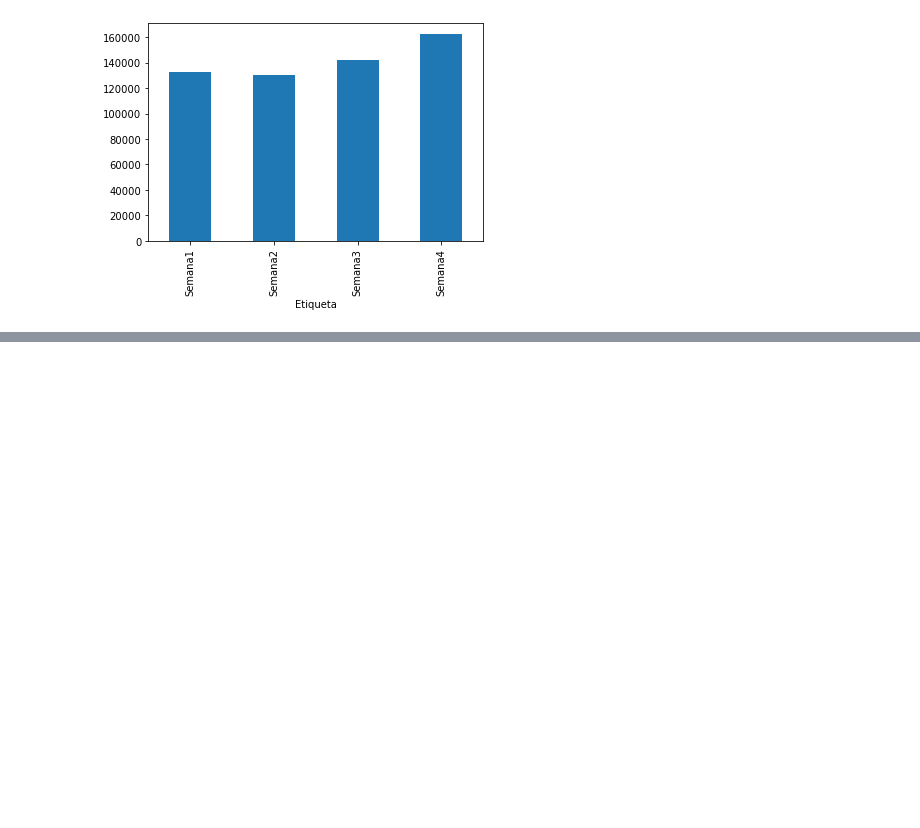
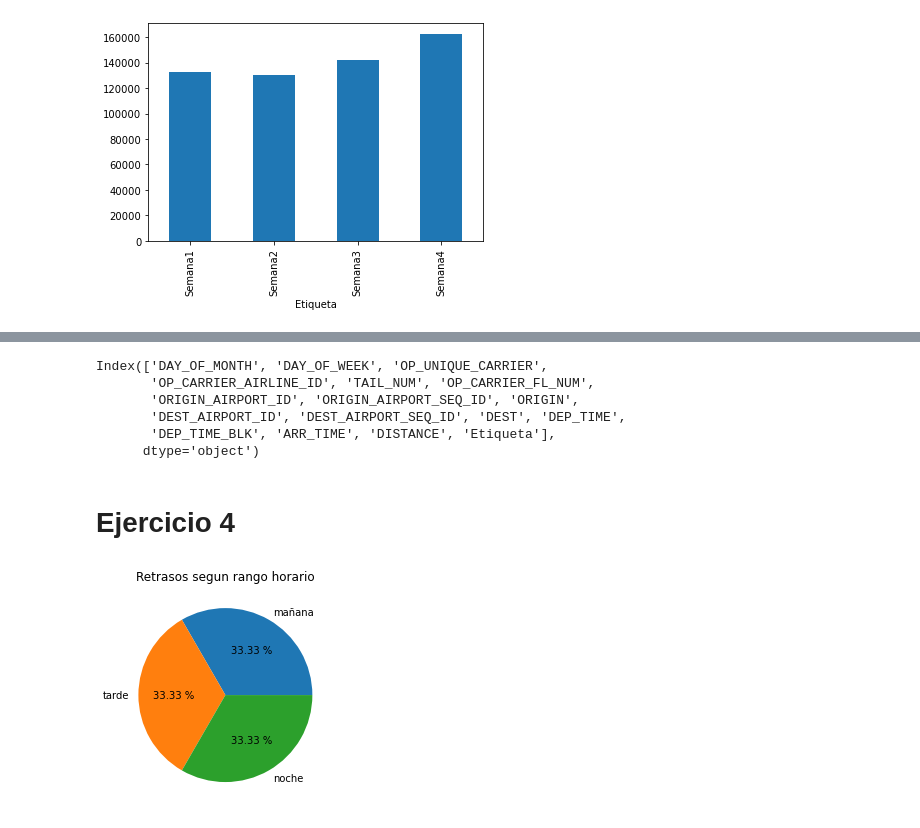
Before and after one commit to roig7/Practicamining1, a Jupyter notebook: LAB01-GRUPORoigChavarri/Practica2Vuelos.ipynb, the cells around one changed output, grey strips where cells are left out. Saved outputs shown, nothing was run; the diff lists cells and outputs as text; code cells hidden in the pictures; blank space fills up the shorter version.

```diff
--- a/LAB01-GRUPORoigChavarri/Practica2Vuelos.ipynb
+++ b/LAB01-GRUPORoigChavarri/Practica2Vuelos.ipynb
@@ -125,0 +166,23 @@ show()
+# %%
+data.columns
+# %% [output]
+Index(['DAY_OF_MONTH', 'DAY_OF_WEEK', 'OP_UNIQUE_CARRIER',
+       'OP_CARRIER_AIRLINE_ID', 'TAIL_NUM', 'OP_CARRIER_FL_NUM',
+       'ORIGIN_AIRPORT_ID', 'ORIGIN_AIRPORT_SEQ_ID', 'ORIGIN',
+       'DEST_AIRPORT_ID', 'DEST_AIRPORT_SEQ_ID', 'DEST', 'DEP_TIME',
+       'DEP_TIME_BLK', 'ARR_TIME', 'DISTANCE', 'Etiqueta'],
+      dtype='object')
+# %% [markdown]
+# Ejercicio 4
+# %%
+mañana=data[data['DEP_TIME']>=800 & (data['DEP_TIME']<=1500)].count()[0]
+tarde=data[data['DEP_TIME']>1500 & (data['DEP_TIME']<=2359) | (data['DEP_TIME']==0000)].count()[0]
+noche=data[data['DEP_TIME']>0000 & (data['DEP_TIME']<800)].count()[0]
+labels=['mañana','tarde','noche']
+plt.pie([mañana,tarde,noche],labels=labels,autopct='%.2f %%')
+plt.title('Retrasos segun rango horario')
+plt.show()
+#He usado un diagrama de quesos para representar la diferencia entre los tres rangos horarios
+#
+# %% [output]
+[figure, added]
```
Also changed, not shown: parts of 9 cells of this notebook.
